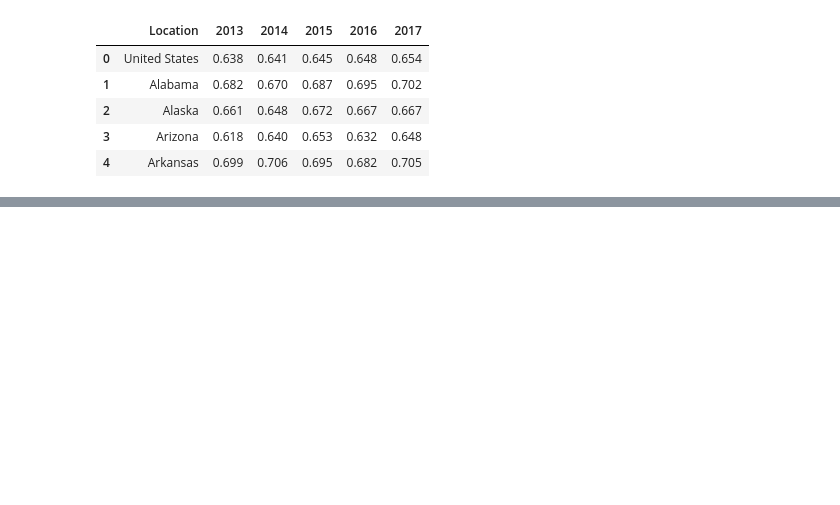
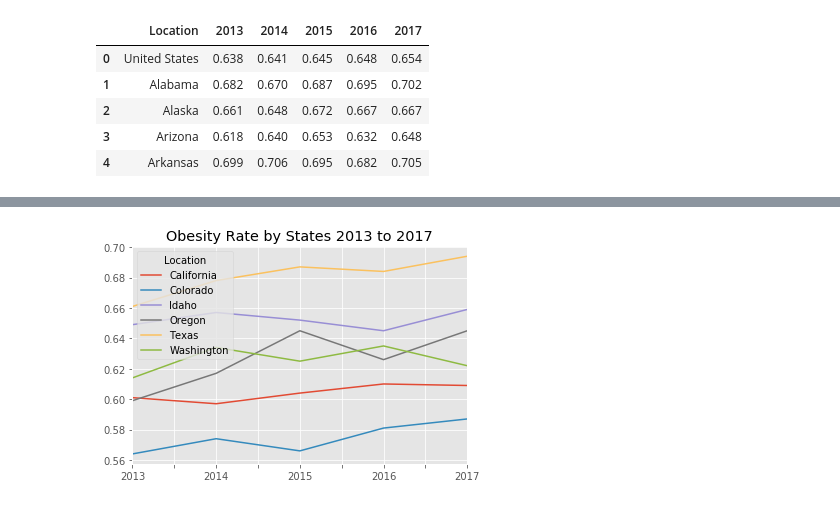
Before and after one commit to epayne323/ProjectOneRepo, a Jupyter notebook: Notebooks/Working_Analysis_Plots_RM.ipynb, the cells around one changed output, grey strips where cells are left out. Cells and saved outputs as stored; diff of their text form; code cells hidden in the pictures; blank space fills up the shorter version.

```diff
--- a/Notebooks/Working_Analysis_Plots_RM.ipynb
+++ b/Notebooks/Working_Analysis_Plots_RM.ipynb
@@ -39,3 +40,6 @@ alc_use_df.head()
 | 2 | GEOGRAPHIC REGION | Midwest | 44429 | 44548 | ... |
 | 3 | GEOGRAPHIC REGION | South | 74907 | 76328 | ... |
 | 4 | GEOGRAPHIC REGION | West | 48091 | 48630 | ... |
+# %%
+obs_states_df = obesity_df.loc[obesity_df['Location'].isin(["California", "Colorado", "Idaho","Oregon","Texas","Washington"])]
+obs_states_df.head()
@@ -41,0 +63,11 @@ alc_use_df.head()
+# %%
+obs_st_df=obs_states_df.set_index('Location')
+obs_st_df=obs_st_df.transpose()
+obs_st_df
+
+# ax = plt.axes()
+# ax.set_facecolor("xkcd:light grey")
+obs_st_df.plot.line(title="Obesity Rate by States 2013 to 2017")
+plt.show()
+# %% [output]
+[figure, added]
```
Also changed, not shown: parts of 8 cells of this notebook, 2 other files.
